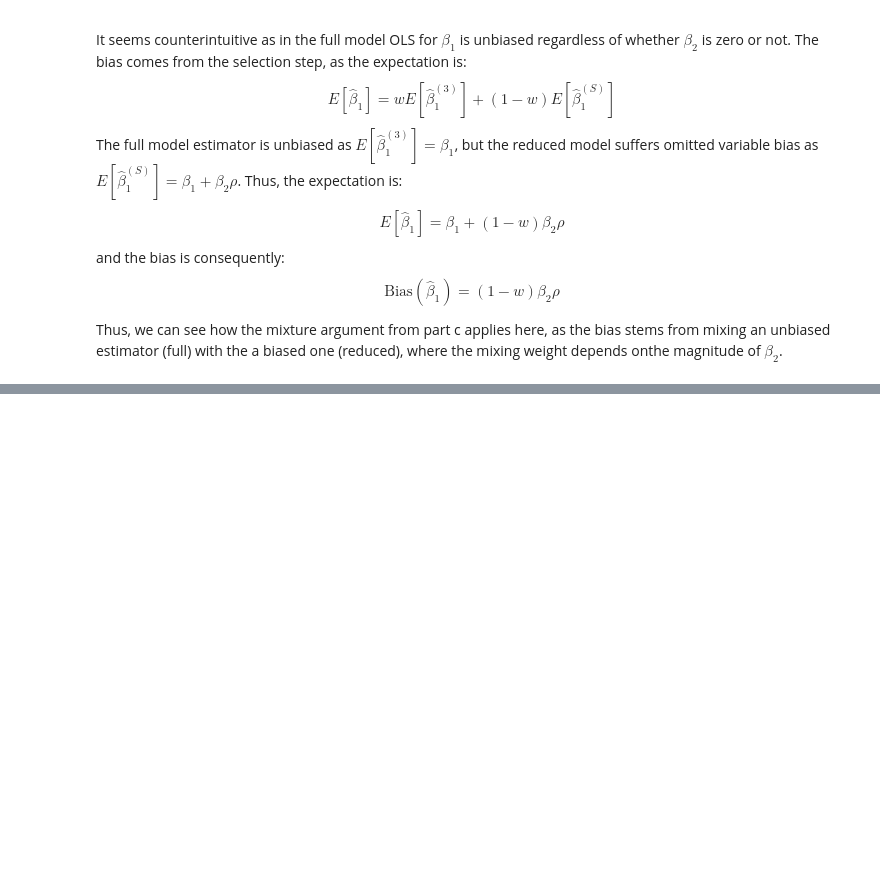
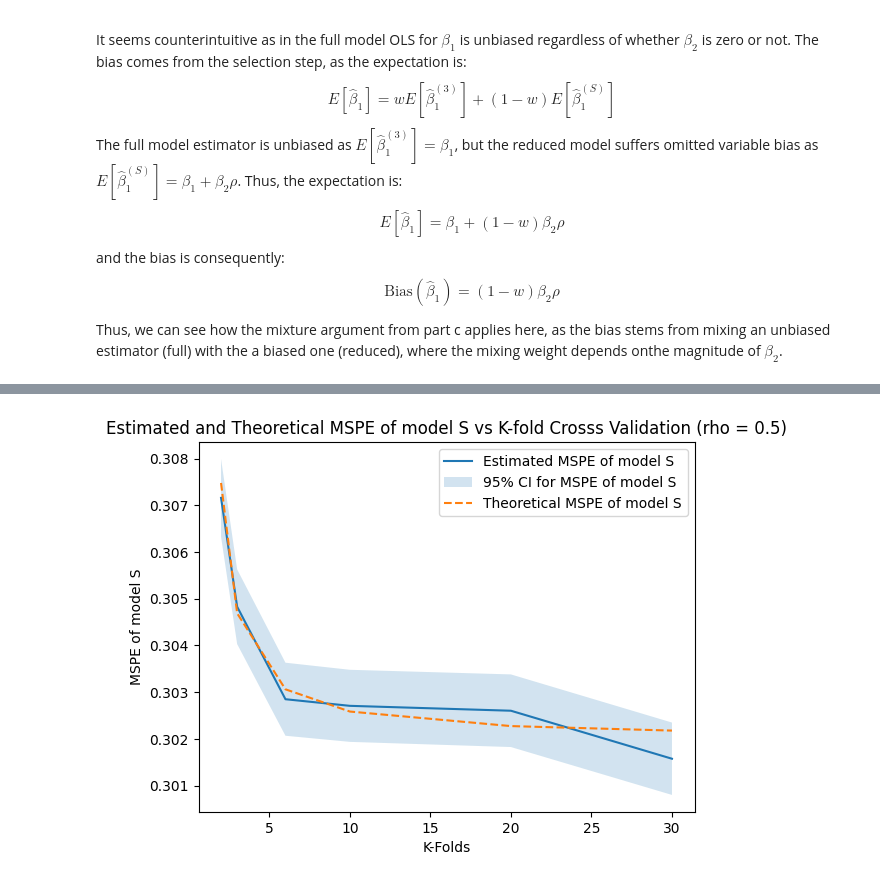
Before and after one commit to TangyKiwi/DSC-241, a Jupyter notebook: HW6/hw6.ipynb, the cells around one changed output, grey strips where cells are left out. Cells and saved outputs as stored; diff of their text form; code cells hidden in the pictures; blank space fills up the shorter version.

```diff
--- a/HW6/hw6.ipynb
+++ b/HW6/hw6.ipynb
@@ -254,0 +409,11 @@ where the mixing weight depends onthe magnitude of $\beta_2$.
+# %%
+plt.plot(K, mspe_Ss, label="Estimated MSPE of model S")
+plt.fill_between(K, mspe_ci_low, mspe_ci_high, alpha=0.2, label="95% CI for MSPE of model S")
+plt.plot(K, theoretical_mspe_S, label="Theoretical MSPE of model S", linestyle='--')
+plt.xlabel("K-Folds")
+plt.ylabel("MSPE of model S")
+plt.title("Estimated and Theoretical MSPE of model S vs K-fold Crosss Validation (rho = 0.5)")
+plt.legend()
+plt.show()
+# %% [output]
+[figure, added]
```
Also changed, not shown: parts of 12 cells of this notebook.
